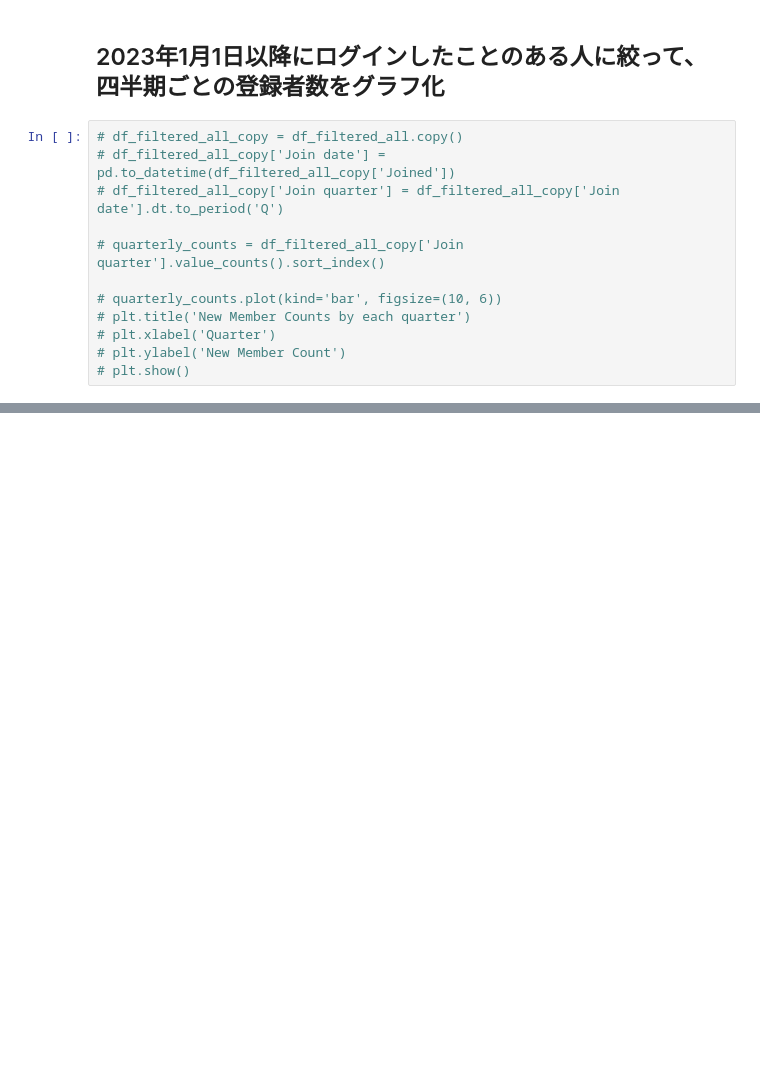
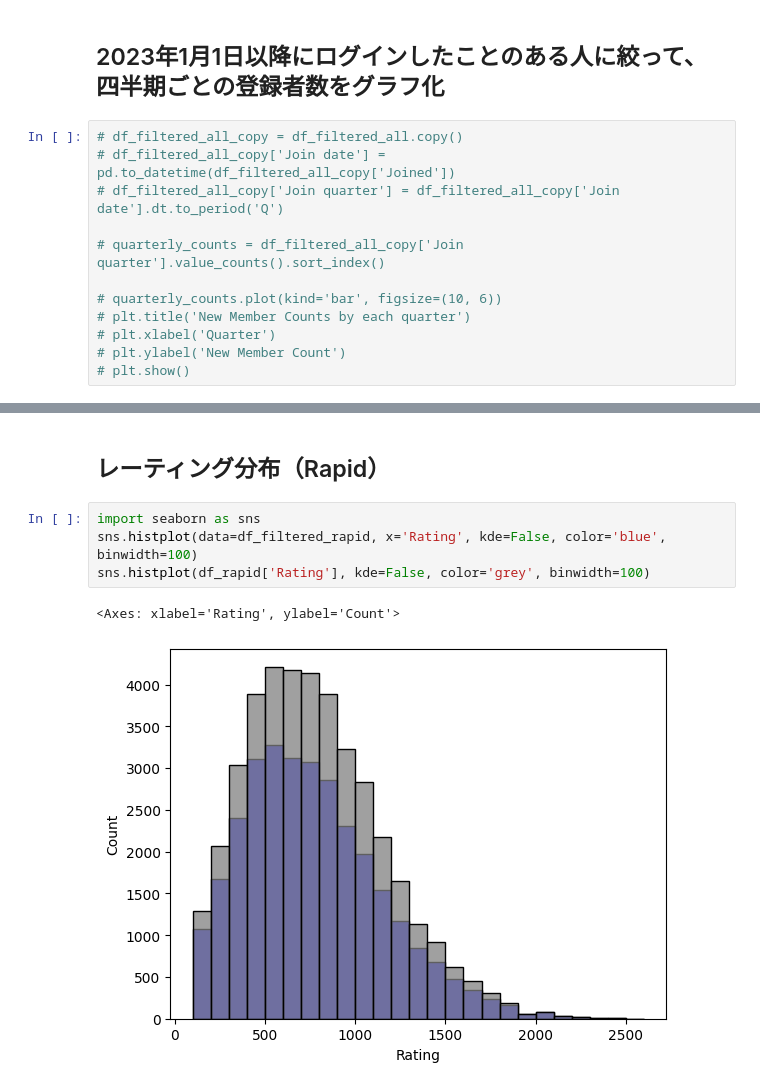
Before and after one commit to tanoCureC/scrape-chesscom, a Jupyter notebook: syukei.ipynb, the cells around one changed output, grey strips where cells are left out. Saved outputs shown, nothing was run; the diff lists cells and outputs as text; blank space fills up the shorter version.

```diff
--- a/syukei.ipynb
+++ b/syukei.ipynb
@@ -348,0 +380,9 @@ plt.show()
+# %% [markdown]
+## レーティング分布（Rapid）
+# %%
+import seaborn as sns
+sns.histplot(data=df_filtered_rapid, x='Rating', kde=False, color='blue', binwidth=100)
+sns.histplot(df_rapid['Rating'], kde=False, color='grey', binwidth=100)
+# %% [output]
+<Axes: xlabel='Rating', ylabel='Count'>
+[figure, added]
```
Also changed, not shown: parts of 24 cells of this notebook, 1 other file.
